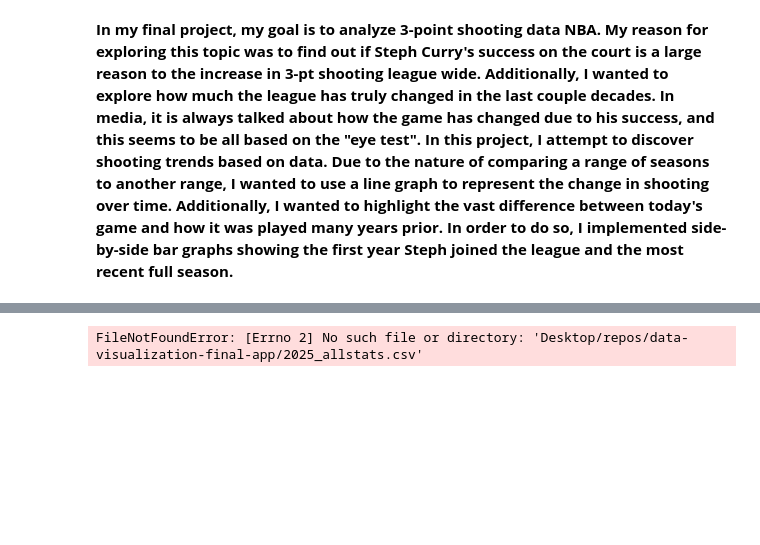
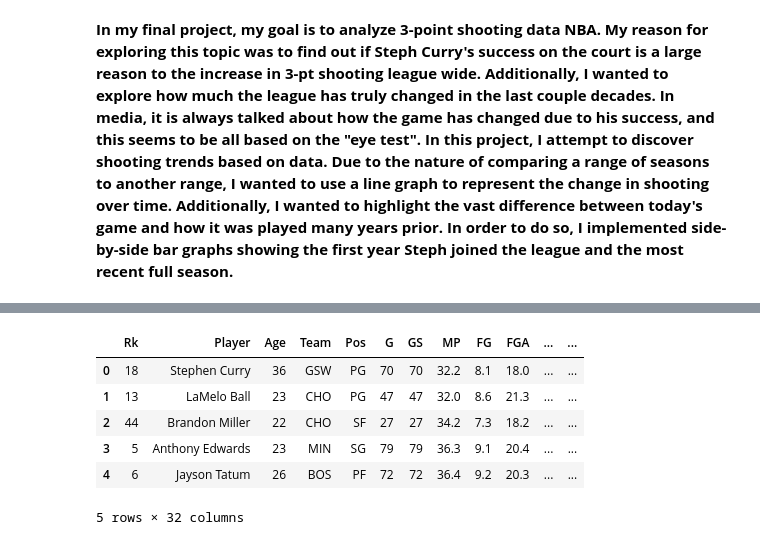
Before and after one commit to danielvo1/steph_curry_impact, a Jupyter notebook: steph_curry_final.ipynb, the cells around one changed output, grey strips where cells are left out. Saved outputs shown, nothing was run; the diff lists cells and outputs as text; code cells hidden in the pictures; blank space fills up the shorter version.

```diff
--- a/steph_curry_final.ipynb
+++ b/steph_curry_final.ipynb
@@ -107,9 +135,15 @@ NameError: name 'allstats_15' is not defined
 # %%
 
-allstats_25 = pd.read_csv('Desktop/repos/data-visualization-final-app/2025_allstats.csv')
+allstats_25 = pd.read_csv('2025_allstats.csv')
 allstats_25.head()
 # %% [output]
+|  | Rk | Player | Age | Team | Pos | G | GS | MP | FG | FGA | ... | ... |
+| 0 | 18 | Stephen Curry | 36 | GSW | PG | 70 | 70 | 32.2 | 8.1 | 18.0 | ... | ... |
+| 1 | 13 | LaMelo Ball | 23 | CHO | PG | 47 | 47 | 32.0 | 8.6 | 21.3 | ... | ... |
+| 2 | 44 | Brandon Miller | 22 | CHO | SF | 27 | 27 | 34.2 | 7.3 | 18.2 | ... | ... |
+| 3 | 5 | Anthony Edwards | 23 | MIN | SG | 79 | 79 | 36.3 | 9.1 | 20.4 | ... | ... |
+| 4 | 6 | Jayson Tatum | 26 | BOS | PF | 72 | 72 | 36.4 | 9.2 | 20.3 | ... | ... |
-FileNotFoundError: [Errno 2] No such file or directory: 'Desktop/repos/data-visualization-final-app/2025_allstats.csv'
+5 rows × 32 columns
 # %%
 pos_sel = alt.selection_point(
     fields=['Pos'],
```
Also changed, not shown: parts of 9 cells of this notebook.
